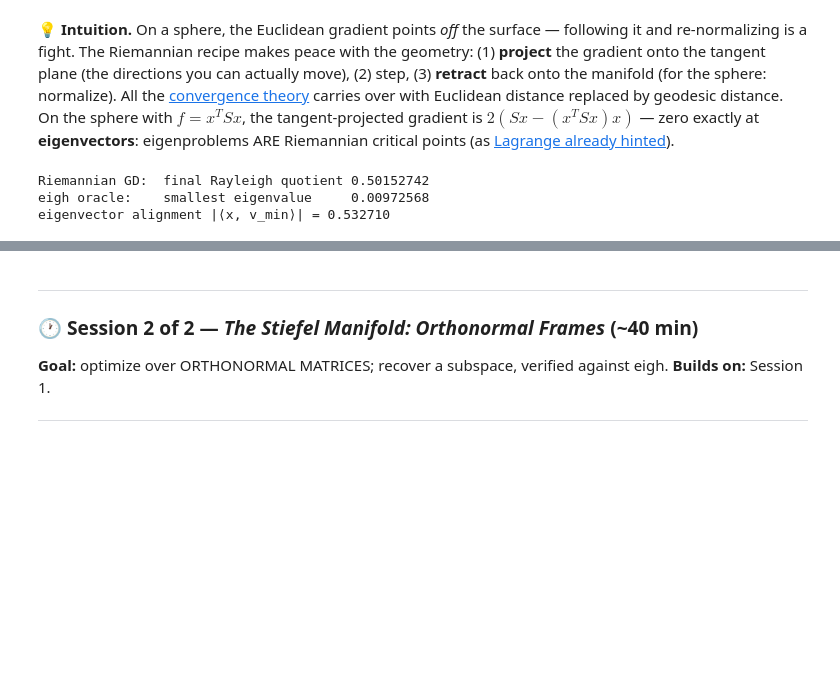
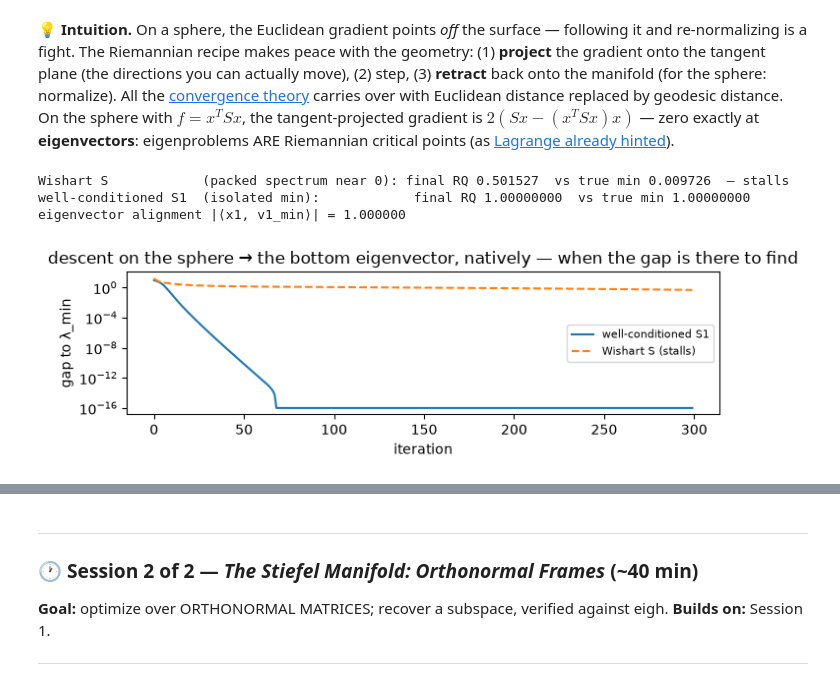
Before and after one commit to Jibby2k1/SPS_Curriculum, a Jupyter notebook: Intro_Math/Optimization/Manifold_Optimization.ipynb, the cells around one changed output, grey strips where cells are left out. Saved outputs shown, nothing was run; the diff lists cells and outputs as text; code cells hidden in the pictures; blank space fills up the shorter version.

```diff
--- a/Intro_Math/Optimization/Manifold_Optimization.ipynb
+++ b/Intro_Math/Optimization/Manifold_Optimization.ipynb
@@ -46,28 +46,48 @@ rng = np.random.default_rng(0)
 # %%
 # Rayleigh-quotient minimization on the sphere — ORACLE: numpy's eigh
 n_dim = 40
 M = rng.standard_normal((n_dim, n_dim)); S = M @ M.T
 w_true, V_true = np.linalg.eigh(S)
 
-x = rng.standard_normal(n_dim); x /= np.linalg.norm(x)
-vals = []
-eta = 0.5 / np.abs(w_true).max()
-for it in range(300):
-    egrad = 2 * S @ x
-    rgrad = egrad - (x @ egrad) * x            # project onto tangent space  T_x = {v : xᵀv = 0}
-    x = x - eta * rgrad
-    x /= np.linalg.norm(x)                     # retract to the sphere
-    vals.append(x @ S @ x)
+def riemannian_gd(S_mat, w_max, x0, n_iters):
+    x = x0.copy()
+    eta = 0.5 / w_max
+    gaps = []
+    for _ in range(n_iters):
+        egrad = 2 * S_mat @ x
+        rgrad = egrad - (x @ egrad) * x         # project onto tangent space T_x = {v : xᵀv = 0}
+        x = x - eta * rgrad
+        x /= np.linalg.norm(x)                  # retract to the sphere
+        gaps.append(x @ S_mat @ x)
+    return x, np.array(gaps)
 
-print(f"Riemannian GD:  final Rayleigh quotient {vals[-1]:.8f}")
-print(f"eigh oracle:    smallest eigenvalue     {w_true[0]:.8f}")
-print(f"eigenvector alignment |⟨x, v_min⟩| = {abs(x @ V_true[:, 0]):.6f}")
+x0 = rng.standard_normal(n_dim); x0 /= np.linalg.norm(x0)
+
+# same recipe on S: its smallest eigenvalues are packed together (Wishart, see debrief) — this stalls
+x_stall, vals_stall = riemannian_gd(S, np.abs(w_true).max(), x0, 300)
+
+# a well-conditioned matrix with an ISOLATED smallest eigenvalue, own RNG stream (doesn't touch `rng` —
+# Session 2 below still draws the same numbers from `rng` it always did)
+rng1 = np.random.default_rng(1)
+Q1, _ = np.linalg.qr(rng1.standard_normal((n_dim, n_dim)))
+w1 = np.concatenate(([1.0], np.linspace(5.0, 20.0, n_dim - 1)))     # relative gap ≈ 0.21, not ≈ 0
+S1 = Q1 @ np.diag(w1) @ Q1.T
+w1_true, V1_true = np.linalg.eigh(S1)
+x1_0 = rng1.standard_normal(n_dim); x1_0 /= np.linalg.norm(x1_0)
+x1, vals1 = riemannian_gd(S1, np.abs(w1_true).max(), x1_0, 300)
+
+print(f"Wishart S            (packed spectrum near 0): final RQ {vals_stall[-1]:.6f}  vs true min {w_true[0]:.6f}  — stalls")
+print(f"well-conditioned S1  (isolated min):            final RQ {vals1[-1]:.8f}  vs true min {w1_true[0]:.8f}")
+print(f"eigenvector alignment |⟨x1, v1_min⟩| = {abs(x1 @ V1_true[:, 0]):.6f}")
+
 plt.figure(figsize=(7, 2.4))
-plt.semilogy(np.array(vals) - w_true[0])
-plt.title("descent on the sphere → the bottom eigenvector, natively")
-plt.xlabel("iteration"); plt.ylabel("gap to λ_min"); plt.tight_layout(); plt.show()
+plt.semilogy(np.clip(vals1 - w1_true[0], 1e-16, None), label="well-conditioned S1")
+plt.semilogy(np.clip(vals_stall - w_true[0], 1e-16, None), "--", label="Wishart S (stalls)")
+plt.title("descent on the sphere → the bottom eigenvector, natively — when the gap is there to find")
+plt.xlabel("iteration"); plt.ylabel("gap to λ_min"); plt.legend(fontsize=8); plt.tight_layout(); plt.show()
 # %% [output]
-Riemannian GD:  final Rayleigh quotient 0.50152742
-eigh oracle:    smallest eigenvalue     0.00972568
-eigenvector alignment |⟨x, v_min⟩| = 0.532710
+Wishart S            (packed spectrum near 0): final RQ 0.501527  vs true min 0.009726  — stalls
+well-conditioned S1  (isolated min):            final RQ 1.00000000  vs true min 1.00000000
+eigenvector alignment |⟨x1, v1_min⟩| = 1.000000
+[figure, added]
 # %% [markdown]
```
Also changed, not shown: parts of 4 cells of this notebook, 1 other file.
